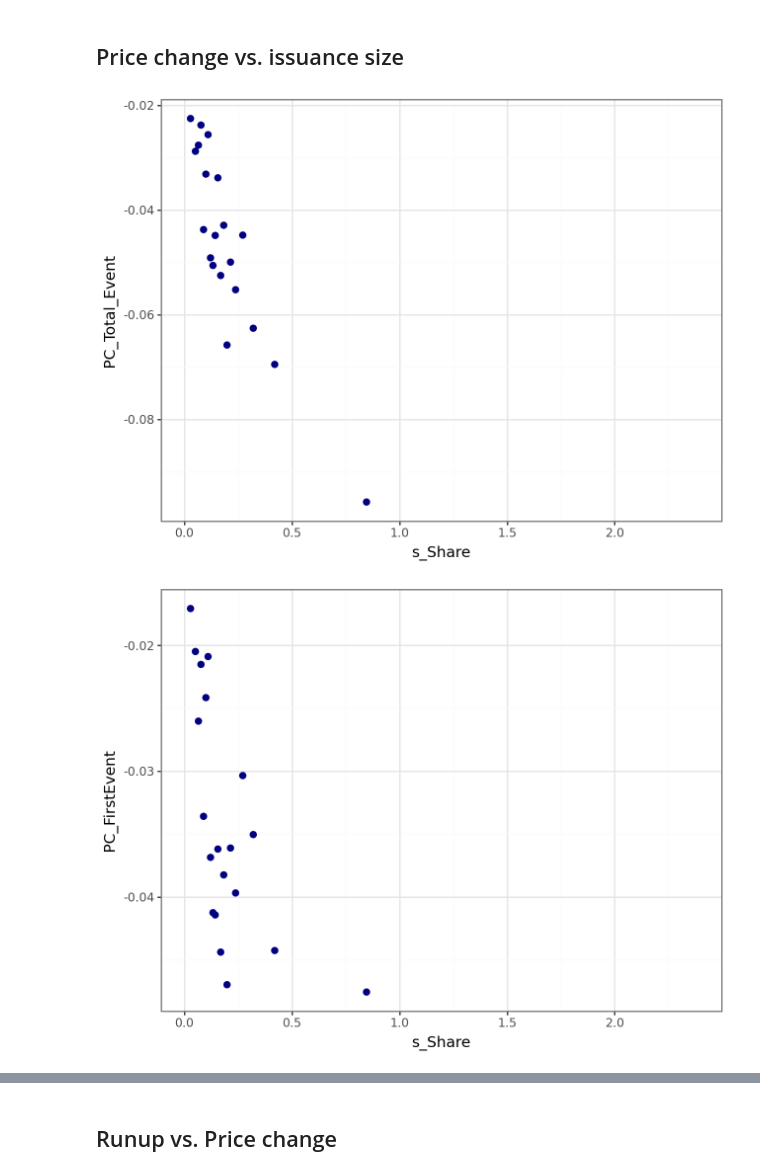
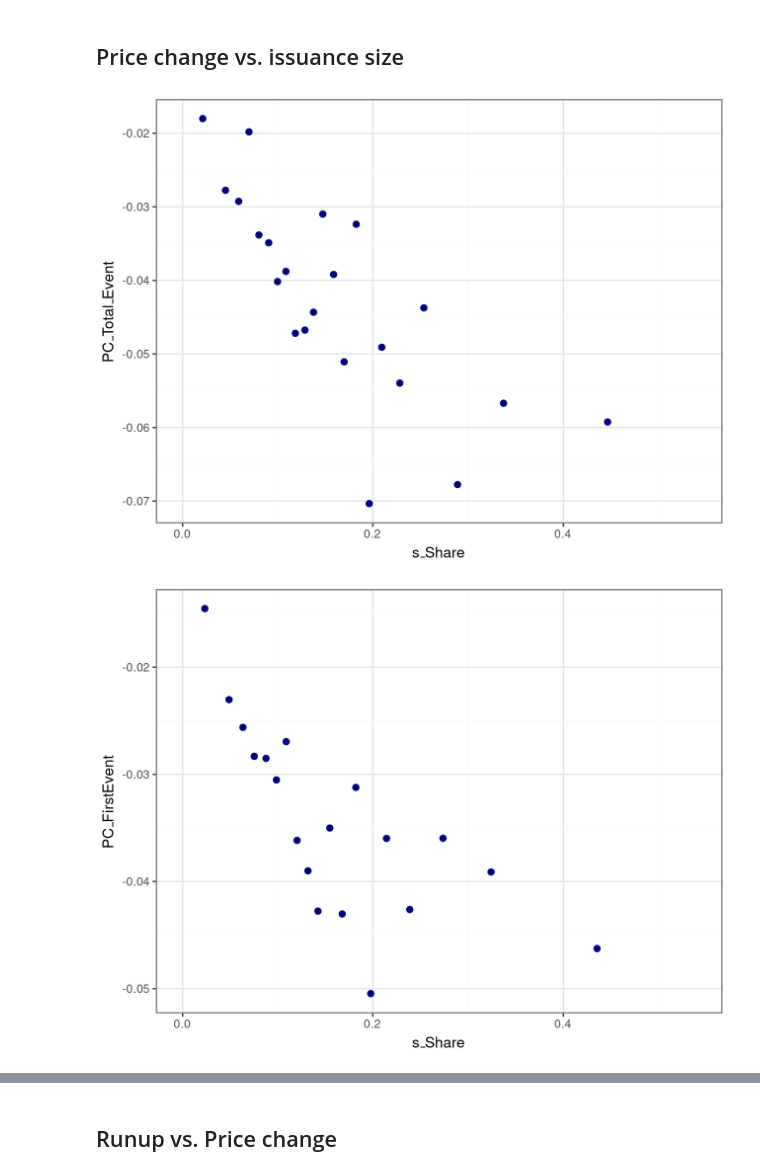
Before and after one commit to XingGuoEcon/FirmHete_AsymInfo_Empirical, a Jupyter notebook: Micro_data/codes/3_Analysis_2_PriceChange_Distribution.ipynb, the cells around one changed output, grey strips where cells are left out. Saved outputs shown, nothing was run; the diff lists cells and outputs as text; code cells hidden in the pictures.

```diff
--- a/Micro_data/codes/3_Analysis_2_PriceChange_Distribution.ipynb
+++ b/Micro_data/codes/3_Analysis_2_PriceChange_Distribution.ipynb
@@ -55,0 +75,9 @@ DS.loc[:, ['PC_Total_Event', 'PC_FirstEvent']].describe(percentiles=PctList)
+# %%
+# Winsorize the data
+TempFlag = True
+for vv in WinsorDict.keys():
+    if TempFlag:
+        SampleFlag = PriceChange[vv].between(TempStat.loc[WinsorDict[vv][0], vv], TempStat.loc[WinsorDict[vv][1], vv])
+        TempFlag = False
+    else:
+        SampleFlag = SampleFlag & PriceChange[vv].between(TempStat.loc[WinsorDict[vv][0], vv], TempStat.loc[WinsorDict[vv][1], vv])
@@ -55,0 +104,3 @@ DS.loc[:, ['PC_Total_Event', 'PC_FirstEvent']].describe(percentiles=PctList)
+# %%
+PriceChange['SampleFlag'] = 0
+PriceChange.loc[SampleFlag, 'SampleFlag'] = 1
@@ -55,0 +109,2 @@ DS.loc[:, ['PC_Total_Event', 'PC_FirstEvent']].describe(percentiles=PctList)
+# %%
+DS = PriceChange.loc[SampleFlag, :].copy()
@@ -146,0 +317,6 @@ def UnitFun_BinScatterData(df, xx, yy):
+# %%
+TempVarList = ['PC_Total_Event', 'PC_FirstEvent', 's_Share', 's_Funding', 'PC_Runup', 'LogK', 'LogMV', ]
+
+DataForBinScatter = DS[TempVarList].copy()
+TempStat = DataForBinScatter.describe(percentiles=PctList)
+TempStat
@@ -149,7 +343,8 @@ def UnitFun_BinScatterData(df, xx, yy):
 # %%
 PairList = [(xx, yy) for xx in ['s_Share', 's_Funding'] for yy in ['PC_Total_Event', 'PC_FirstEvent']]
 
-BinScatterData = pd.concat([UnitFun_BinScatterData(DataForBinScatter, xx, yy) for xx, yy in PairList], axis=1, join='outer', keys=PairList)
+BinScatterData = pd.concat([UnitFun_BinScatterData(DataForBinScatter, xx, yy) for xx, yy in PairList], \
+                           axis=1, join='outer', keys=PairList)
 # %% [output]
-[figure, old version]
+[figure, new version]
-[figure, old version]
+[figure, new version]
```
Also changed, not shown: parts of 75 cells of this notebook, 7 other files.
